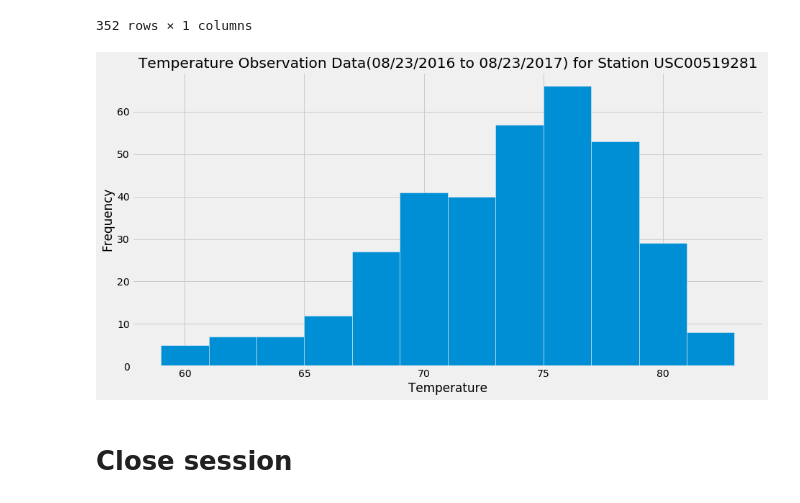
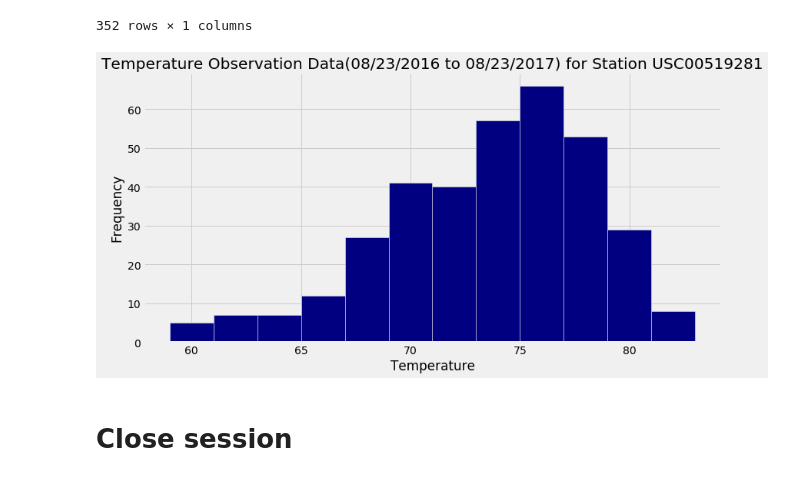
Before and after one commit to bay0624/sqlalchemy-challenge, a Jupyter notebook: climate.ipynb, the cells around one changed output. Saved outputs shown, nothing was run; the diff lists cells and outputs as text; code cells hidden in the pictures.

Commit message:
Update plot size and color

```diff
--- a/climate.ipynb
+++ b/climate.ipynb
@@ -232,13 +232,13 @@ temp_df
 | 351 | 79.0 |
 352 rows × 1 columns
 # %%
-plt.figure(figsize=(14,7))
+plt.figure(figsize=(12,6))
 plt.title("Temperature Observation Data(08/23/2016 to 08/23/2017) for Station USC00519281")
 plt.ylabel("Frequency")
-sns.histplot(data = temp_df["Temperature"], alpha=1, bins=12)
+sns.histplot(data = temp_df["Temperature"], alpha=1, bins=12, color="navy")
 plt.show()
 # %% [output]
-[figure, old version]
+[figure, new version]
 # %% [markdown]
 # Close session
 # %%
```
Also changed, not shown: parts of 1 cell of this notebook.
